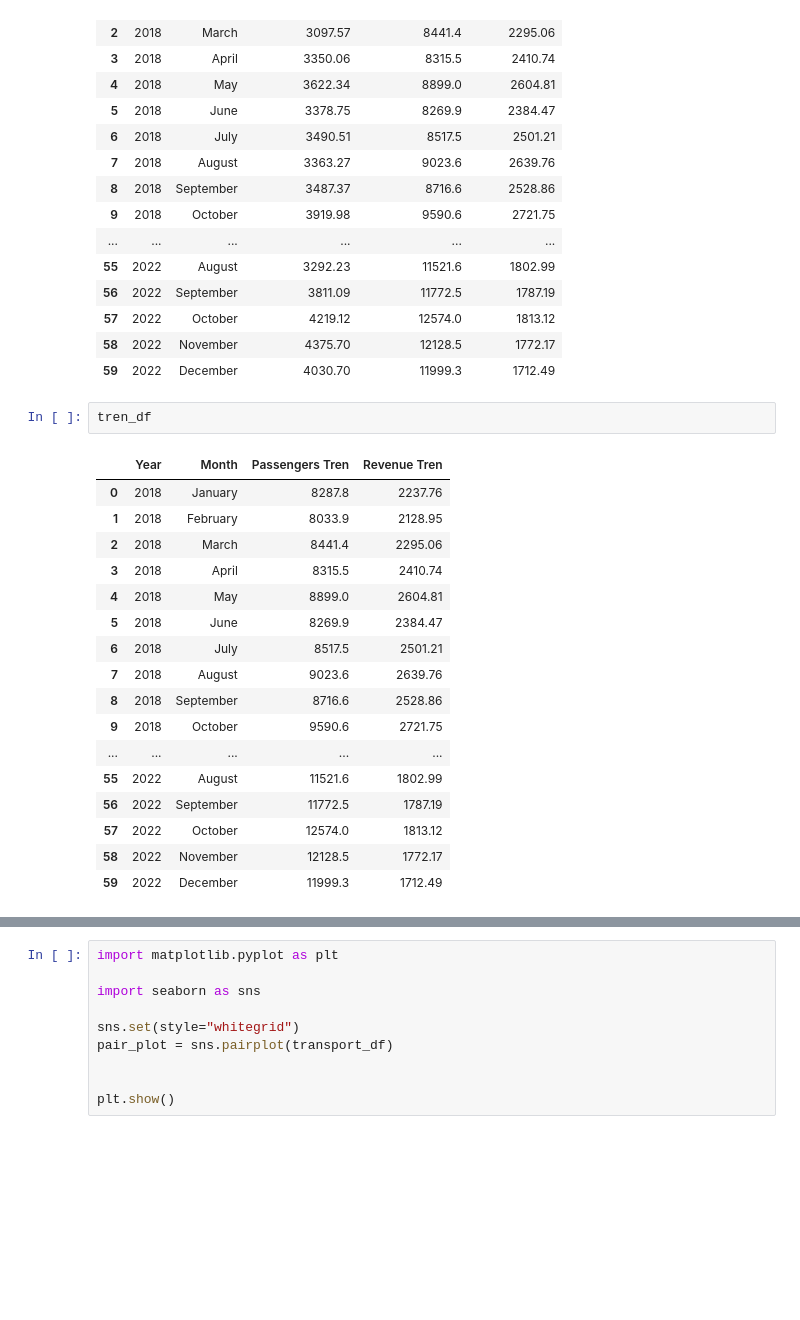
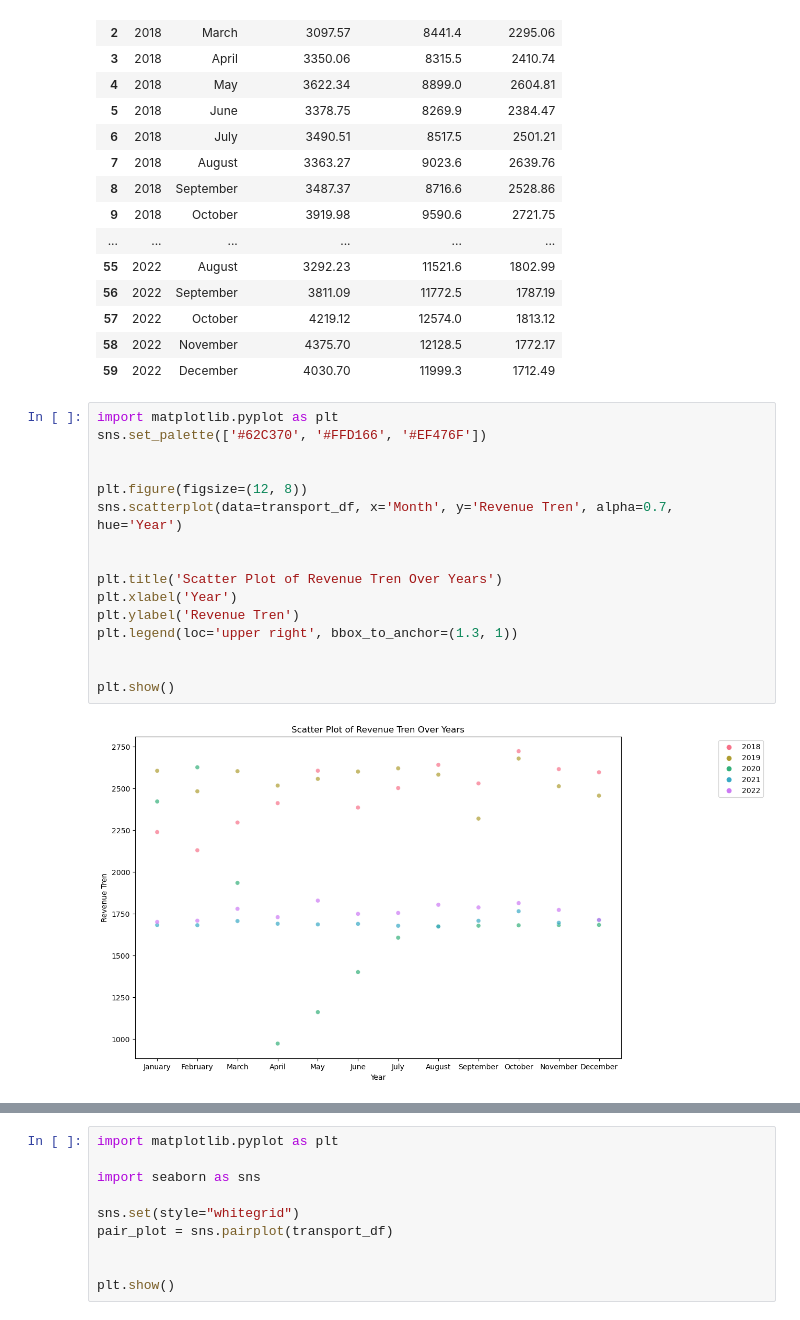
Before and after one commit to EdMendoza93/2023162, a Jupyter notebook: MSC_DA_CA2.ipynb, the cells around one changed output, grey strips where cells are left out. Drawn from its saved outputs; the diff is of its cells as text; blank space fills up the shorter version.

```diff
--- a/MSC_DA_CA2.ipynb
+++ b/MSC_DA_CA2.ipynb
@@ -180,24 +186,22 @@ transport_df
 | 57 | 2022 | October | 4219.12 | 12574.0 | 1813.12 |
 | 58 | 2022 | November | 4375.70 | 12128.5 | 1772.17 |
 | 59 | 2022 | December | 4030.70 | 11999.3 | 1712.49 |
-# %%
-tren_df
-# %% [output]
-|  | Year | Month | Passengers Tren | Revenue Tren |
-| 0 | 2018 | January | 8287.8 | 2237.76 |
-| 1 | 2018 | February | 8033.9 | 2128.95 |
-| 2 | 2018 | March | 8441.4 | 2295.06 |
-| 3 | 2018 | April | 8315.5 | 2410.74 |
-| 4 | 2018 | May | 8899.0 | 2604.81 |
-| 5 | 2018 | June | 8269.9 | 2384.47 |
-| 6 | 2018 | July | 8517.5 | 2501.21 |
-| 7 | 2018 | August | 9023.6 | 2639.76 |
-| 8 | 2018 | September | 8716.6 | 2528.86 |
-| 9 | 2018 | October | 9590.6 | 2721.75 |
-| ... | ... | ... | ... | ... |
-| 55 | 2022 | August | 11521.6 | 1802.99 |
-| 56 | 2022 | September | 11772.5 | 1787.19 |
-| 57 | 2022 | October | 12574.0 | 1813.12 |
-| 58 | 2022 | November | 12128.5 | 1772.17 |
-| 59 | 2022 | December | 11999.3 | 1712.49 |
+# %%
+import matplotlib.pyplot as plt
+sns.set_palette(['#62C370', '#FFD166', '#EF476F'])
+
+
+plt.figure(figsize=(12, 8))
+sns.scatterplot(data=transport_df, x='Month', y='Revenue Tren', alpha=0.7, hue='Year')
+
+
+plt.title('Scatter Plot of Revenue Tren Over Years')
+plt.xlabel('Year')
+plt.ylabel('Revenue Tren')
+plt.legend(loc='upper right', bbox_to_anchor=(1.3, 1))
+
+
+plt.show()
+# %% [output]
+[figure, added]
 # %%
```
Also changed, not shown: parts of 10 cells of this notebook.
